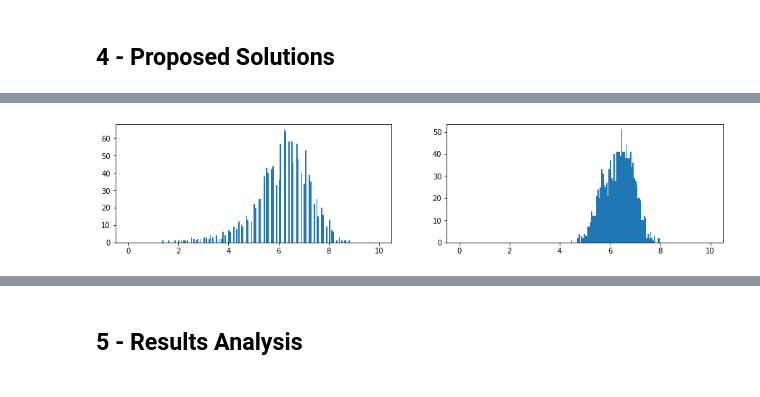
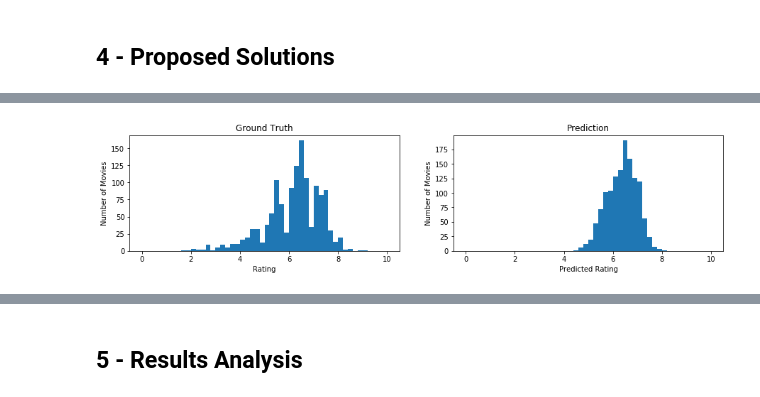
Before and after one commit to pupboss/CE7454-Project-Fall2019, a Jupyter notebook: notebook/notebook.ipynb, the cells around one changed output, grey strips where cells are left out. Cells and saved outputs as stored; diff of their text form; code cells hidden in the pictures.

```diff
--- a/notebook/notebook.ipynb
+++ b/notebook/notebook.ipynb
@@ -500,16 +493,23 @@ val = pd.read_csv("../data/val.tsv", sep='\t', index_col=1)
 # %%
+val = pd.read_csv("../data/val.tsv", sep='\t', index_col=0)
 plt.figure(figsize=(15,3))
 plt.subplot(121)
-plt.hist(val['averageRating'], bins=200, range=(0,10))
+plt.hist(val['averageRating'], bins=50, range=(0,10))
+plt.title("Ground Truth")
+plt.xlabel("Rating")
+plt.ylabel("Number of Movies")
 
 predict_val = []
 for rating in predict_rating_group:
     rating = rating[0]
     predict_val.append(rating)
 val['predicted_rating'] = predict_val
 
 plt.subplot(122)
-plt.hist(val['predicted_rating'], bins=200, range=(0,10))
+plt.hist(val['predicted_rating'], bins=50, range=(0,10))
+plt.title("Prediction")
+plt.xlabel("Predicted Rating")
+plt.ylabel("Number of Movies")
 plt.show()
 # %% [output]
-[figure, old version]
+[figure, new version]
```
Also changed, not shown: parts of 5 cells of this notebook, 2 other files.
